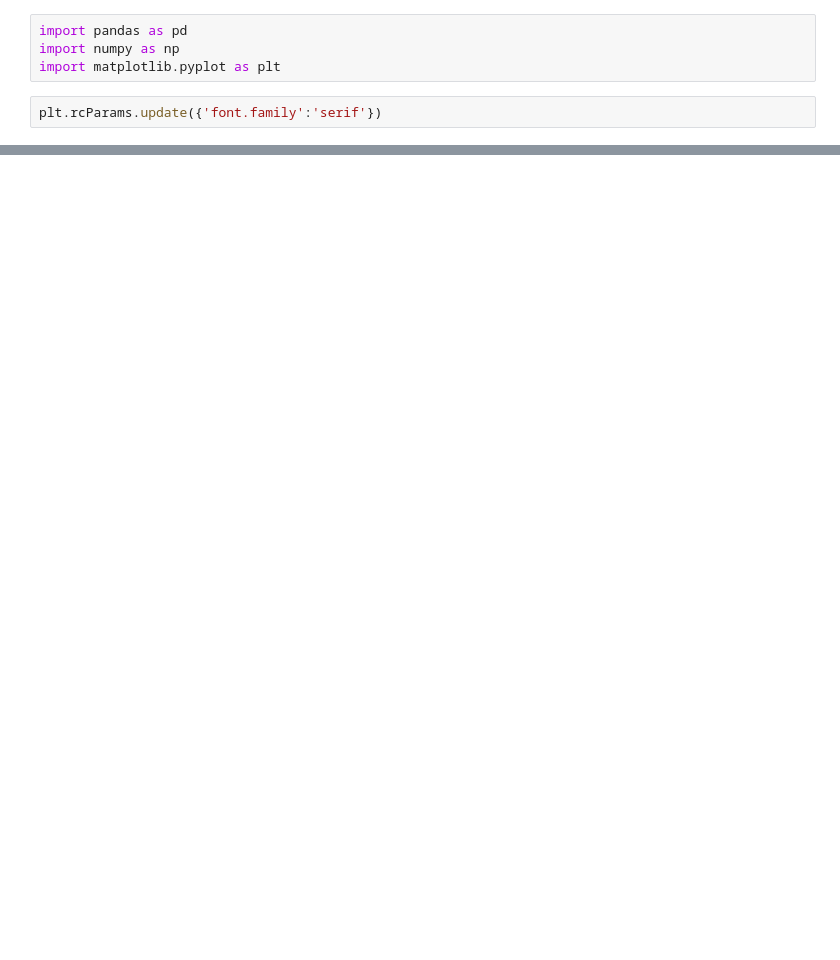
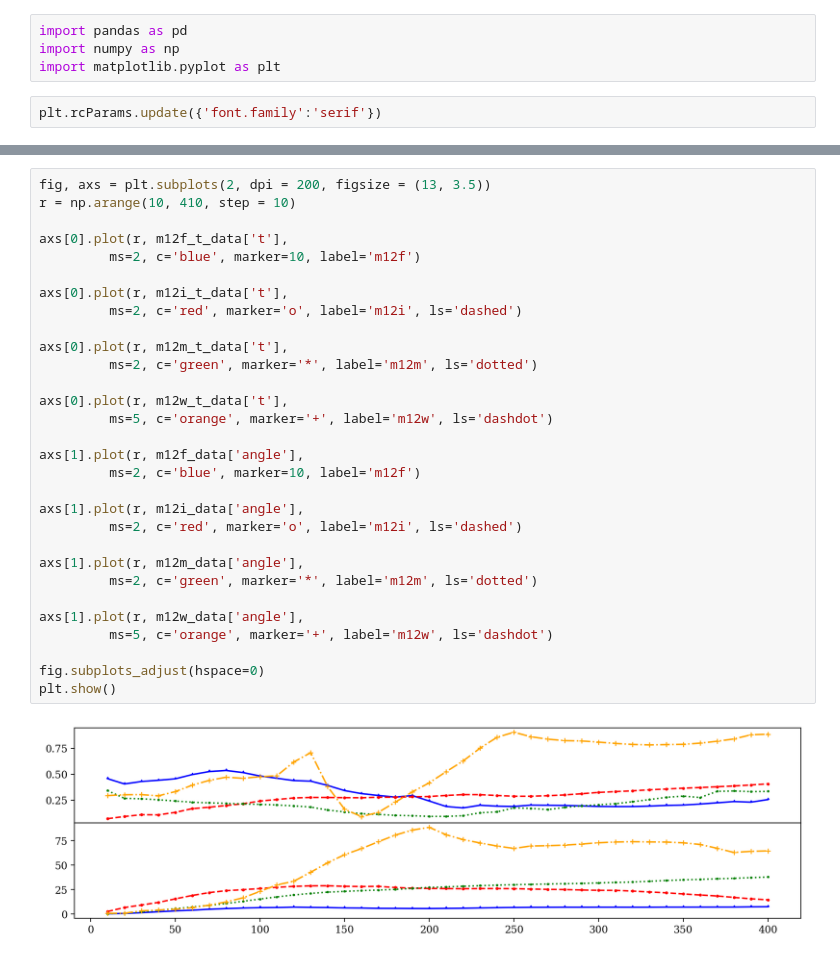
Before and after one commit to jaybaptista/latte_orientations, a Jupyter notebook: _plot_obliquityAngles_z0.ipynb, the cells around one changed output, grey strips where cells are left out. Saved outputs shown, nothing was run; the diff lists cells and outputs as text; blank space fills up the shorter version.

```diff
--- a/_plot_obliquityAngles_z0.ipynb
+++ b/_plot_obliquityAngles_z0.ipynb
@@ -39,0 +46,32 @@ plt.savefig('obliquityAngles_z0.pdf')
+# %%
+fig, axs = plt.subplots(2, dpi = 200, figsize = (13, 3.5))
+r = np.arange(10, 410, step = 10)
+
+axs[0].plot(r, m12f_t_data['t'],
+         ms=2, c='blue', marker=10, label='m12f')
+
+axs[0].plot(r, m12i_t_data['t'],
+         ms=2, c='red', marker='o', label='m12i', ls='dashed')
+
+axs[0].plot(r, m12m_t_data['t'],
+         ms=2, c='green', marker='*', label='m12m', ls='dotted')
+
+axs[0].plot(r, m12w_t_data['t'],
+         ms=5, c='orange', marker='+', label='m12w', ls='dashdot')
+
+axs[1].plot(r, m12f_data['angle'],
+         ms=2, c='blue', marker=10, label='m12f')
+
+axs[1].plot(r, m12i_data['angle'],
+         ms=2, c='red', marker='o', label='m12i', ls='dashed')
+
+axs[1].plot(r, m12m_data['angle'],
+         ms=2, c='green', marker='*', label='m12m', ls='dotted')
+
+axs[1].plot(r, m12w_data['angle'],
+         ms=5, c='orange', marker='+', label='m12w', ls='dashdot')
+
+fig.subplots_adjust(hspace=0)
+plt.show()
+# %% [output]
+[figure, added]
```
Also changed, not shown: parts of 3 cells of this notebook, 11 other files.
